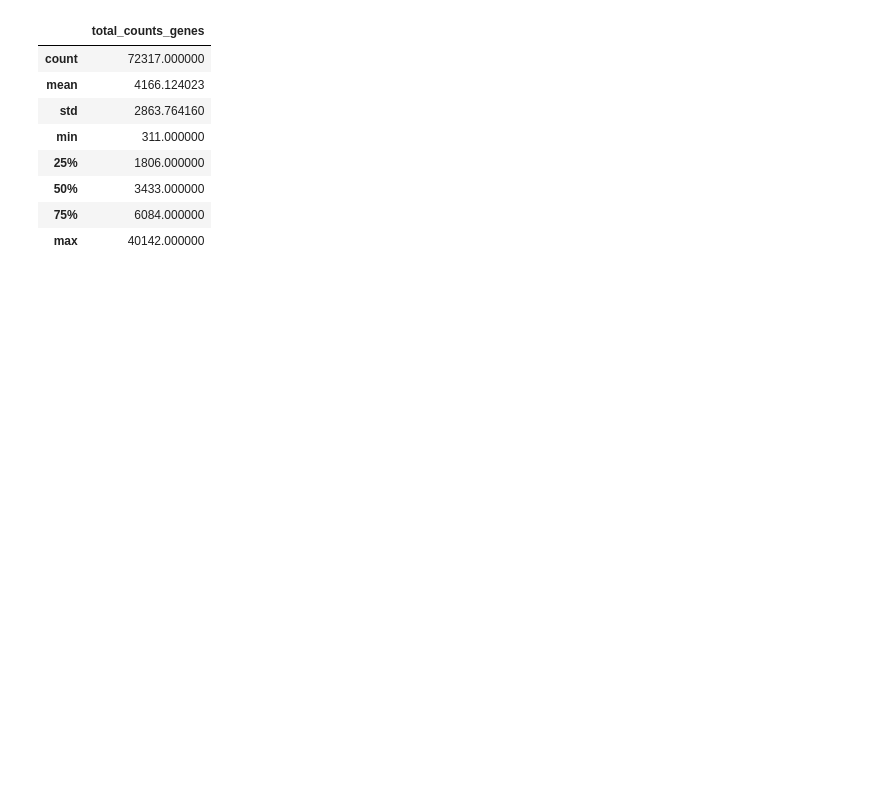
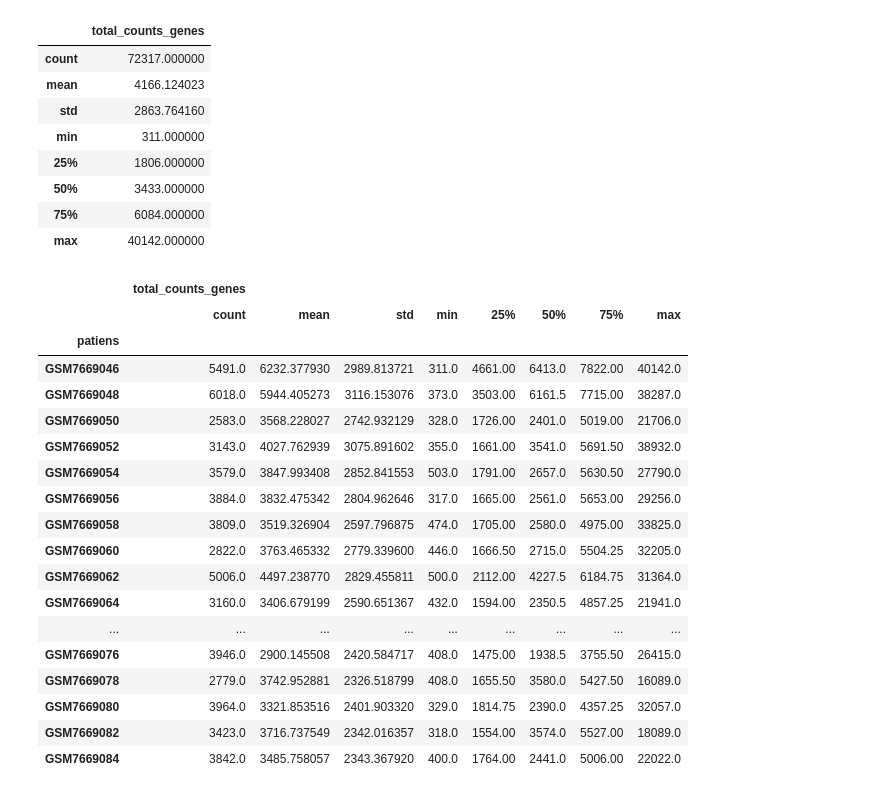
Before and after one commit to multi-omics-integration-for-MS/MS-GEO-Datasets, a Jupyter notebook: GSE239626/EDA.ipynb, the cells around one changed output. Cells and saved outputs as stored; diff of their text form; code cells hidden in the pictures; blank space fills up the shorter version.

```diff
--- a/GSE239626/EDA.ipynb
+++ b/GSE239626/EDA.ipynb
@@ -182,6 +233,29 @@ adata.obs.describe()
 | 50% | 3433.000000 |
 | 75% | 6084.000000 |
 | max | 40142.000000 |
+# %%
+adata_grouped = adata.obs.groupby('patiens')
+adata_grouped.describe()
+# %% [output]
+|  | total_counts_genes |  |  |  |  |  |  |  |
+|  | count | mean | std | min | 25% | 50% | 75% | max |
+| patiens |  |  |  |  |  |  |  |  |
+| GSM7669046 | 5491.0 | 6232.377930 | 2989.813721 | 311.0 | 4661.00 | 6413.0 | 7822.00 | 40142.0 |
+| GSM7669048 | 6018.0 | 5944.405273 | 3116.153076 | 373.0 | 3503.00 | 6161.5 | 7715.00 | 38287.0 |
+| GSM7669050 | 2583.0 | 3568.228027 | 2742.932129 | 328.0 | 1726.00 | 2401.0 | 5019.00 | 21706.0 |
+| GSM7669052 | 3143.0 | 4027.762939 | 3075.891602 | 355.0 | 1661.00 | 3541.0 | 5691.50 | 38932.0 |
+| GSM7669054 | 3579.0 | 3847.993408 | 2852.841553 | 503.0 | 1791.00 | 2657.0 | 5630.50 | 27790.0 |
+| GSM7669056 | 3884.0 | 3832.475342 | 2804.962646 | 317.0 | 1665.00 | 2561.0 | 5653.00 | 29256.0 |
+| GSM7669058 | 3809.0 | 3519.326904 | 2597.796875 | 474.0 | 1705.00 | 2580.0 | 4975.00 | 33825.0 |
+| GSM7669060 | 2822.0 | 3763.465332 | 2779.339600 | 446.0 | 1666.50 | 2715.0 | 5504.25 | 32205.0 |
+| GSM7669062 | 5006.0 | 4497.238770 | 2829.455811 | 500.0 | 2112.00 | 4227.5 | 6184.75 | 31364.0 |
+| GSM7669064 | 3160.0 | 3406.679199 | 2590.651367 | 432.0 | 1594.00 | 2350.5 | 4857.25 | 21941.0 |
+| ... | ... | ... | ... | ... | ... | ... | ... | ... |
+| GSM7669076 | 3946.0 | 2900.145508 | 2420.584717 | 408.0 | 1475.00 | 1938.5 | 3755.50 | 26415.0 |
+| GSM7669078 | 2779.0 | 3742.952881 | 2326.518799 | 408.0 | 1655.50 | 3580.0 | 5427.50 | 16089.0 |
+| GSM7669080 | 3964.0 | 3321.853516 | 2401.903320 | 329.0 | 1814.75 | 2390.0 | 4357.25 | 32057.0 |
+| GSM7669082 | 3423.0 | 3716.737549 | 2342.016357 | 318.0 | 1554.00 | 3574.0 | 5527.00 | 18089.0 |
+| GSM7669084 | 3842.0 | 3485.758057 | 2343.367920 | 400.0 | 1764.00 | 2441.0 | 5006.00 | 22022.0 |
 # %%
 sc.pl.violin(
         adata[:, adata.var['feature_types'] == 'Gene Expression'],
```
Also changed, not shown: parts of 10 cells of this notebook, 2 other files.
